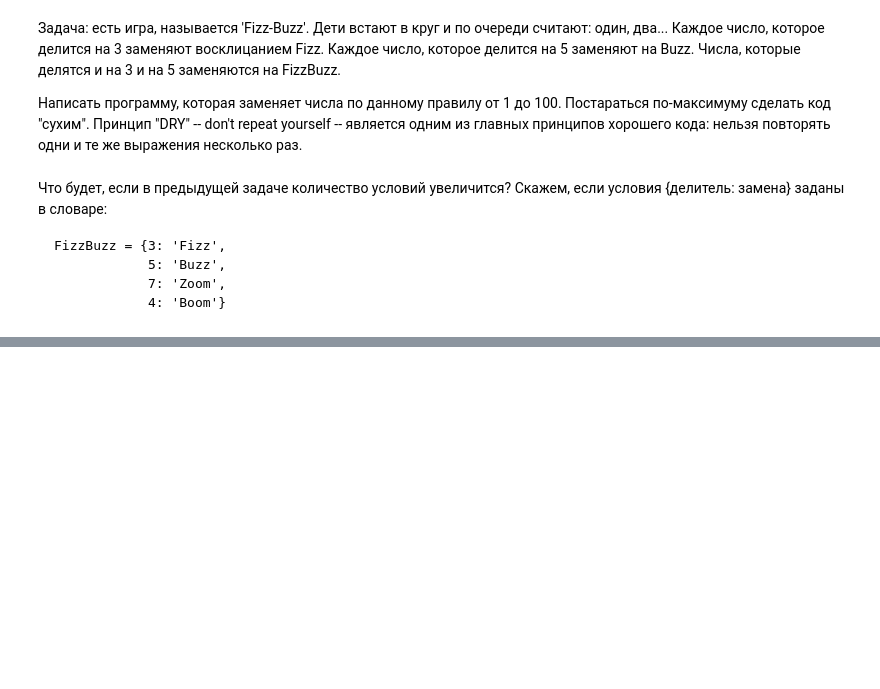
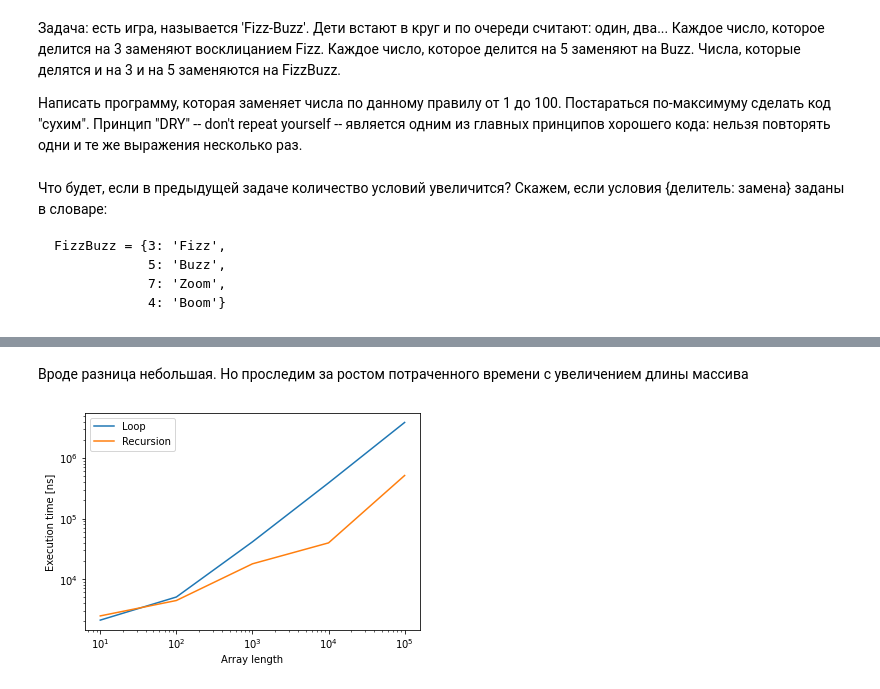
Before and after one commit to MStolpovskiy/PythonBasics, a Jupyter notebook: pb03_functions.ipynb, the cells around one changed output, grey strips where cells are left out. Cells and saved outputs as stored; diff of their text form; code cells hidden in the pictures; blank space fills up the shorter version.

Commit message:
More recursion

```diff
--- a/pb03_functions.ipynb
+++ b/pb03_functions.ipynb
@@ -187,0 +327,45 @@
+# %% [markdown]
+Вроде разница небольшая. Но проследим за ростом потраченного времени с увеличением длины массива
+# %%
+def av_time(fun, n_elements=100, n_tries=100):
+    elapsed_time = 0.
+
+    for i in range(n_tries):
+        ar = list(np.sort(np.random.rand(n_elements) * 100))
+        correct_answer = np.random.randint(n_elements)
+        n = ar[correct_answer]
+
+        # in half cases replace n with a random number
+        if np.random.rand() < 0.5:
+            n = np.random.rand() * 100
+            correct_answer = -1
+
+        start_time = time.time()
+        answer = fun(n, ar)
+        elapsed_time += time.time() - start_time
+
+        if answer != correct_answer:
+            print('ATTENTION: wrong answer!')
+
+    return elapsed_time / n_tries * 1e9
+# %%
+import matplotlib.pyplot as plt
+
+ar_n_elements = [10, 100, 1000, 10000, 100000]
+t_loop = []
+t_rec = []
+
+for n_elements in ar_n_elements:
+    t_loop.append(av_time(search_with_loop, n_elements))
+    t_rec.append(av_time(search_recursively, n_elements))
+
+plt.plot(ar_n_elements, t_loop, label='Loop')
+plt.plot(ar_n_elements, t_rec, label='Recursion')
+plt.legend()
+plt.xscale('log')
+plt.yscale('log')
+plt.xlabel('Array length')
+plt.ylabel('Execution time [ns]')
+plt.show()
+# %% [output]
+[figure, added]
```
Also changed, not shown: parts of 22 cells of this notebook.
